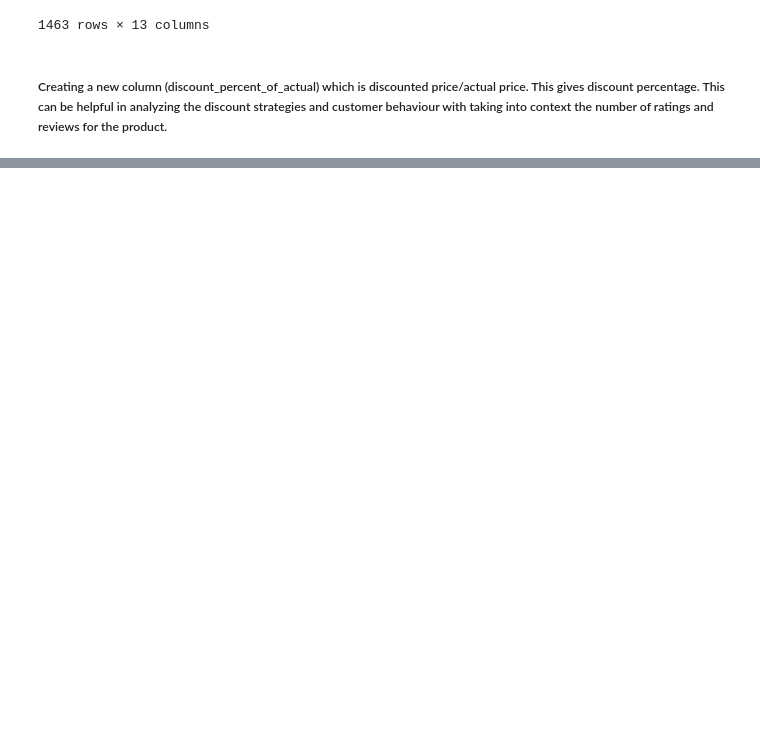
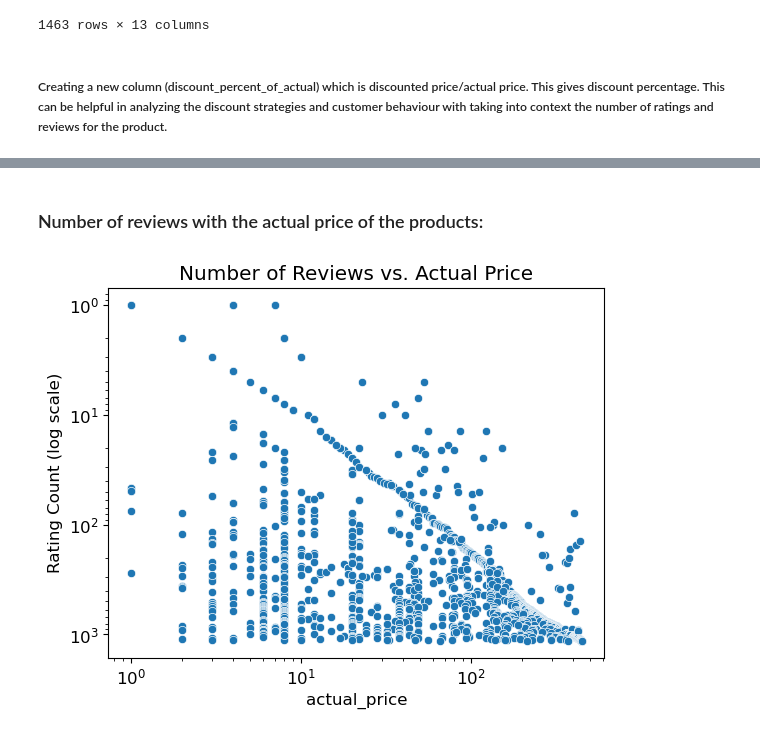
Before and after one commit to ubco-W2022T2-data301/project-group-group61, a Jupyter notebook: analysis/analysis2.ipynb, the cells around one changed output, grey strips where cells are left out. Cells and saved outputs as stored; diff of their text form; code cells hidden in the pictures; blank space fills up the shorter version.

```diff
--- a/analysis/analysis2.ipynb
+++ b/analysis/analysis2.ipynb
@@ -338,0 +421,11 @@ df
+# %% [markdown]
+### Number of reviews with the actual price of the products:
+# %%
+sns.scatterplot(x='actual_price', y='rating_count', data=df)
+plt.xscale('log')
+plt.yscale('log')
+plt.ylabel('Rating Count (log scale)')
+plt.title('Number of Reviews vs. Actual Price')
+plt.show()
+# %% [output]
+[figure, added]
```
Also changed, not shown: parts of 23 cells of this notebook, 3 other files.
